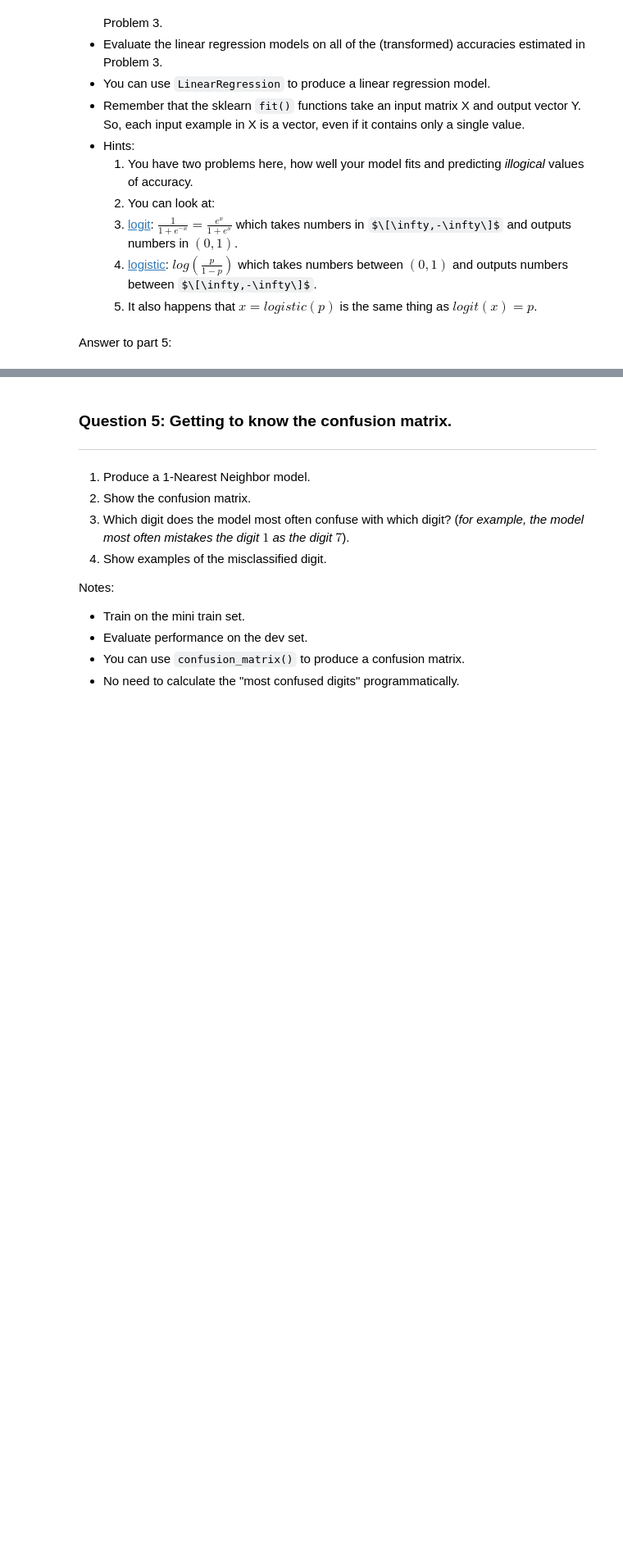
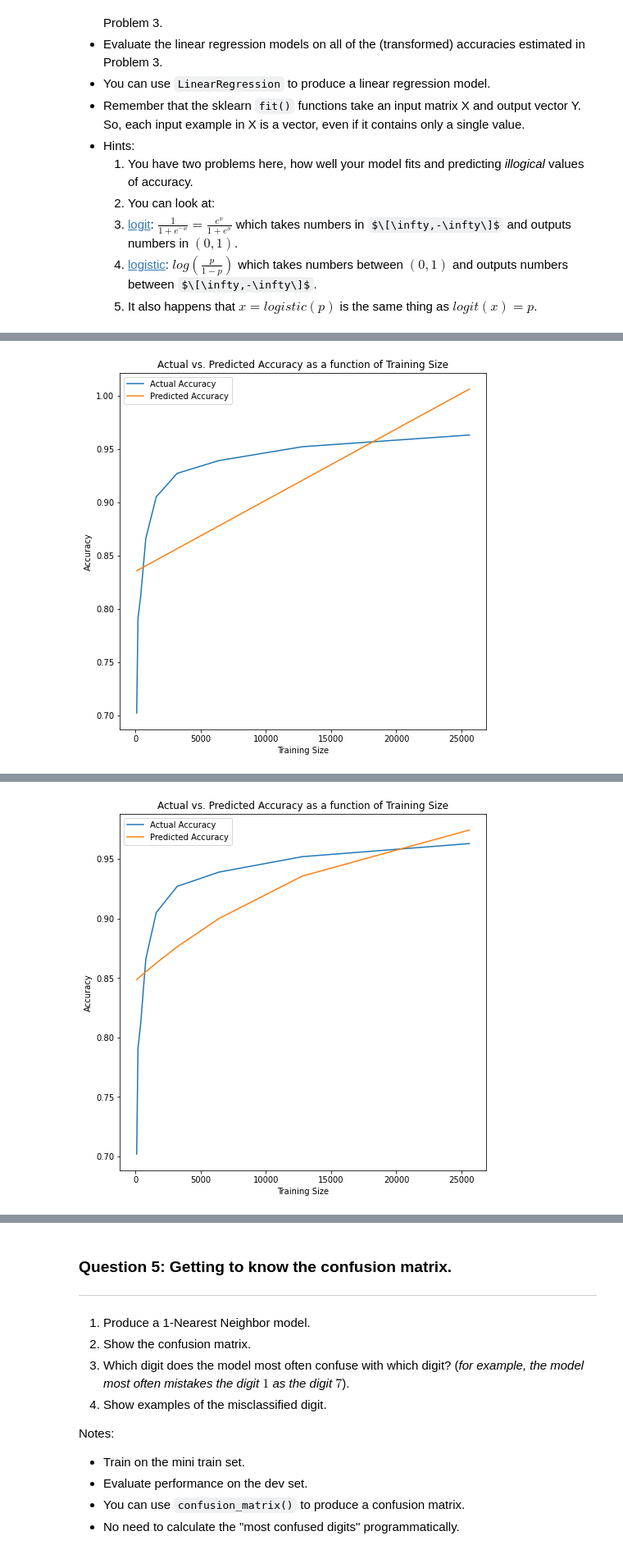
Before and after one commit to romendiratta/digit-classification-knn, a Jupyter notebook: Rohan_Mendiratta_Project1.ipynb, the cells around one changed output, grey strips where cells are left out. Shown at 82% size. Cells and saved outputs as stored; diff of their text form; code cells hidden in the pictures; some formulas as TeX source; blank space fills up the shorter version.

```diff
--- a/Rohan_Mendiratta_Project1.ipynb
+++ b/Rohan_Mendiratta_Project1.ipynb
@@ -203,2 +307,76 @@ Q4()
-# %% [markdown]
-Answer to part 5:
+# %%
+# function to perform logistic function on an array of elements
+def logit(arr):
+  output = list()
+
+  for value in arr:
+      output.append(math.log((value / (1 - value))))
+
+  return output
+
+# function to perform logit function on an array of elements
+def expit(arr):
+  output = list()
+
+  for value in arr:
+      output.append(math.exp(value) / (1 + math.exp(value)))
+
+  return output
+
+def Q4():
+  # values we want to predict
+  x = [60000, 120000, 1000000]
+
+  # create regression model (accuracy ~ train size)
+  reg = LinearRegression().fit(np.array(train_sizes).reshape(-1, 1), np.array(accuracies).reshape(-1, 1))
+  print(f"R^2 Value of Linear Regression Model: {reg.score(np.array(train_sizes).reshape(-1, 1), np.array(accuracies).reshape(-1, 1))}")
+
+  # get predictions for input
+  y_hat = reg.predict(np.array(x).reshape(-1, 1))
+  for input, output in zip(x, y_hat):
+    print(f"Predicted accuracy for training_size={input}: {output[0]}")
+
+  # get predictions to compare to actual accuracies
+  y_hat = reg.predict(np.array(train_sizes).reshape(-1, 1))
+  # plot actual vs predicted accuracies
+  fig = plt.figure(figsize=(8, 8))
+  plt.plot(train_sizes, accuracies,  label="Actual Accuracy")
+  plt.plot(train_sizes, y_hat, label="Predicted Accuracy")
+  plt.xlabel("Training Size")
+  plt.ylabel("Accuracy")
+  plt.title("Actual vs. Predicted Accuracy as a function of Training Size")
+  plt.legend()
+  plt.show()
+
+  print("\n\n")
+
+  # apply logistic transform to accuracy
+  y_transformed = logit(accuracies)
+  # create regression model (logistic(accuracy) ~ train size)
+  reg_transformed = LinearRegression().fit(np.array(train_sizes).reshape(-1, 1), np.array(y_transformed).reshape(-1, 1))
+  print(f"R^2 Value of Linear Regression Model with Transform: {reg_transformed.score(np.array(train_sizes).reshape(-1, 1), np.array(y_transformed).reshape(-1, 1))}")
+
+  # get predictions for input
+  y_hat = expit(reg_transformed.predict(np.array(x).reshape(-1, 1)))
+  for input, output in zip(x, y_hat):
+    print(f"Predicted accuracy for training_size={input}: {output}")
+
+  # get predictions to compare to actual accuracies
+  y_hat = expit(reg_transformed.predict(np.array(train_sizes).reshape(-1, 1)))
+  # plot actual vs predicted accuracies
+  fig = plt.figure(figsize=(8, 8))
+  plt.plot(train_sizes, accuracies,  label="Actual Accuracy")
+  plt.plot(train_sizes, y_hat, label="Predicted Accuracy")
+  plt.xlabel("Training Size")
+  plt.ylabel("Accuracy")
+  plt.title("Actual vs. Predicted Accuracy as a function of Training Size")
+  plt.legend()
+  plt.show()
+
+
+
+
+
+
+Q4()
+# %% [output]
@@ -204,0 +387 @@ Answer to part 5:
+[figure, added]
@@ -204,0 +392 @@ Answer to part 5:
+[figure, added]
```
Also changed, not shown: parts of 19 cells of this notebook.
